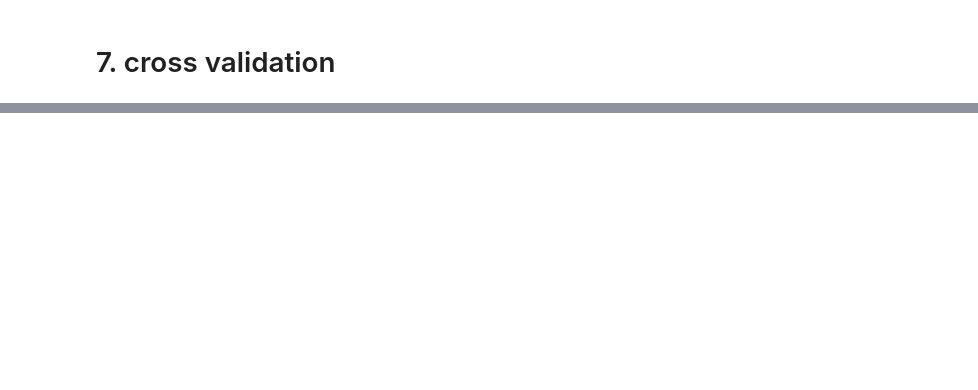
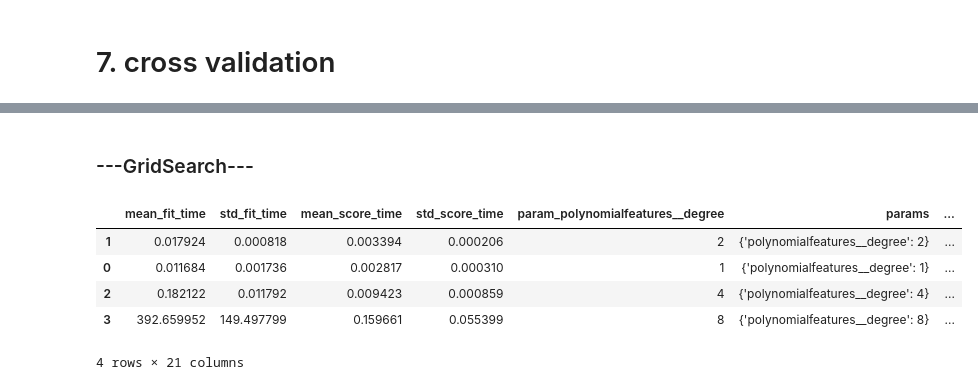
Before and after one commit to brauliotegui/DEMAND, a Jupyter notebook: CapitalBikeShare_Regression.ipynb, the cells around one changed output, grey strips where cells are left out. Drawn from its saved outputs; the diff is of its cells as text; code cells hidden in the pictures; blank space fills up the shorter version.

```diff
--- a/CapitalBikeShare_Regression.ipynb
+++ b/CapitalBikeShare_Regression.ipynb
@@ -463,6 +445,2 @@ m.score(X_train_transformed, y_train)
 # %% [markdown]
 # 7. cross validation
-# %%
-m = LinearRegression()
-X_train_transformed = transformer_pipeline.fit_transform(X_train)
-m.fit(X_train_transformed, y_train)
@@ -531,2 +450,0 @@ grid_search = GridSearchCV(linear_regression, param_grid)
-# %%
-grid_search.fit(X_train, y_train)
@@ -586,0 +455,44 @@ array([0.73553561, 0.69015021, 0.69935935, 0.7288486 , 0.70727113])
+# %%
+pipe_lr = make_pipeline(PolynomialFeatures(degree=2),
+    LinearRegression())
+
+pipe_r = make_pipeline(PolynomialFeatures(degree=8),
+    Ridge(max_iter=3000, alpha=0.0001, normalize=True))
+
+
+pipe_l = make_pipeline(PolynomialFeatures(degree=8),
+    Lasso(max_iter=4000, alpha=1e-06, normalize=True))
+
+
+params_lr = {'polynomialfeatures__degree': [1,2,4,8]}
+
+params_r = {
+    'polynomialfeatures__degree': [8], # 8 is the best paramater
+    'ridge__alpha': [0.00001, 0.0001, 0.001, 0.1]} # 0.0001 best parameter
+
+params_l = {'polynomialfeatures__degree': [8],  # from 3 to 15 tried and 8 is the best
+            'lasso__alpha': [1e-06]} # from 1e-08 to 100
+
+def RMSE_func(y_true,y_pred):
+     return np.sqrt(mean_squared_error(y_true,y_pred))
+
+
+RMSE = make_scorer(RMSE_func, greater_is_better=False)
+# %% [markdown]
+### ---GridSearch---
+# %%
+gs_lr = GridSearchCV(pipe_lr, params_lr,
+                   return_train_score=True,
+                   scoring= RMSE,
+                   cv=5, n_jobs=4).fit(X_train, y_train)
+# %%
+res = pd.DataFrame(gs_lr.cv_results_)
+c = ['param_polynomialfeatures__degree', 'mean_test_score', 'mean_train_score']
+res.sort_values('mean_test_score', ascending=False)
+# %% [output]
+|  | mean_fit_time | std_fit_time | mean_score_time | std_score_time | param_polynomialfeatures__degree | params | ... |
+| 1 | 0.017924 | 0.000818 | 0.003394 | 0.000206 | 2 | {'polynomialfeatures__degree': 2} | ... |
+| 0 | 0.011684 | 0.001736 | 0.002817 | 0.000310 | 1 | {'polynomialfeatures__degree': 1} | ... |
+| 2 | 0.182122 | 0.011792 | 0.009423 | 0.000859 | 4 | {'polynomialfeatures__degree': 4} | ... |
+| 3 | 392.659952 | 149.497799 | 0.159661 | 0.055399 | 8 | {'polynomialfeatures__degree': 8} | ... |
+4 rows × 21 columns
```
Also changed, not shown: parts of 46 cells of this notebook, 1 other file.
